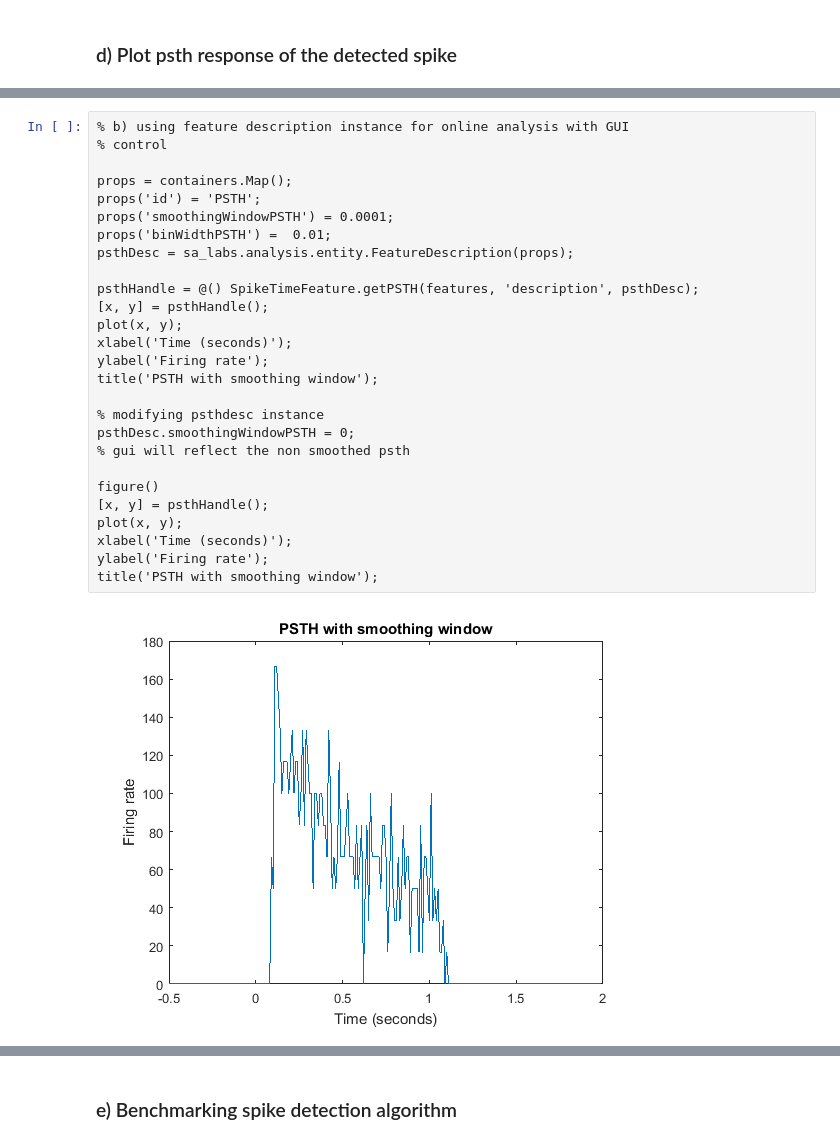
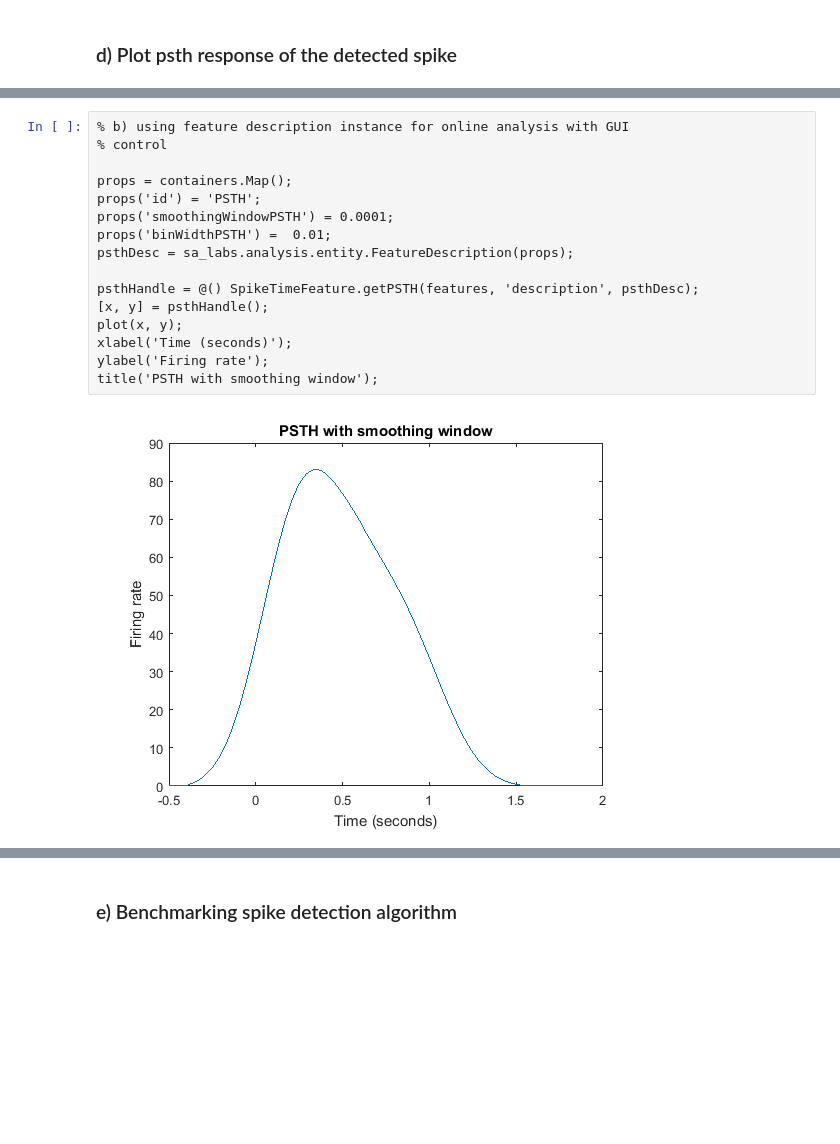
Before and after one commit to Schwartz-AlaLaurila-Labs/sa-labs-util, a Jupyter notebook: src/main/resources/+examples/spike_detection.ipynb, the cells around one changed output, grey strips where cells are left out. Drawn from its saved outputs; the diff is of its cells as text; blank space fills up the shorter version.

```diff
--- a/src/main/resources/+examples/spike_detection.ipynb
+++ b/src/main/resources/+examples/spike_detection.ipynb
@@ -93,29 +75,18 @@ title('PSTH with smoothing window');
 # %%
 % b) using feature description instance for online analysis with GUI
 % control
 
 props = containers.Map();
 props('id') = 'PSTH';
 props('smoothingWindowPSTH') = 0.0001;
 props('binWidthPSTH') =  0.01;
 psthDesc = sa_labs.analysis.entity.FeatureDescription(props);
 
 psthHandle = @() SpikeTimeFeature.getPSTH(features, 'description', psthDesc);
 [x, y] = psthHandle();
 plot(x, y);
 xlabel('Time (seconds)');
 ylabel('Firing rate');
 title('PSTH with smoothing window');
-
-% modifying psthdesc instance
-psthDesc.smoothingWindowPSTH = 0;
-% gui will reflect the non smoothed psth
-
-figure()
-[x, y] = psthHandle();
-plot(x, y);
-xlabel('Time (seconds)');
-ylabel('Firing rate');
-title('PSTH with smoothing window');
 # %% [output]
-[figure, old version]
+[figure, new version]
```
Also changed, not shown: parts of 6 cells of this notebook.
